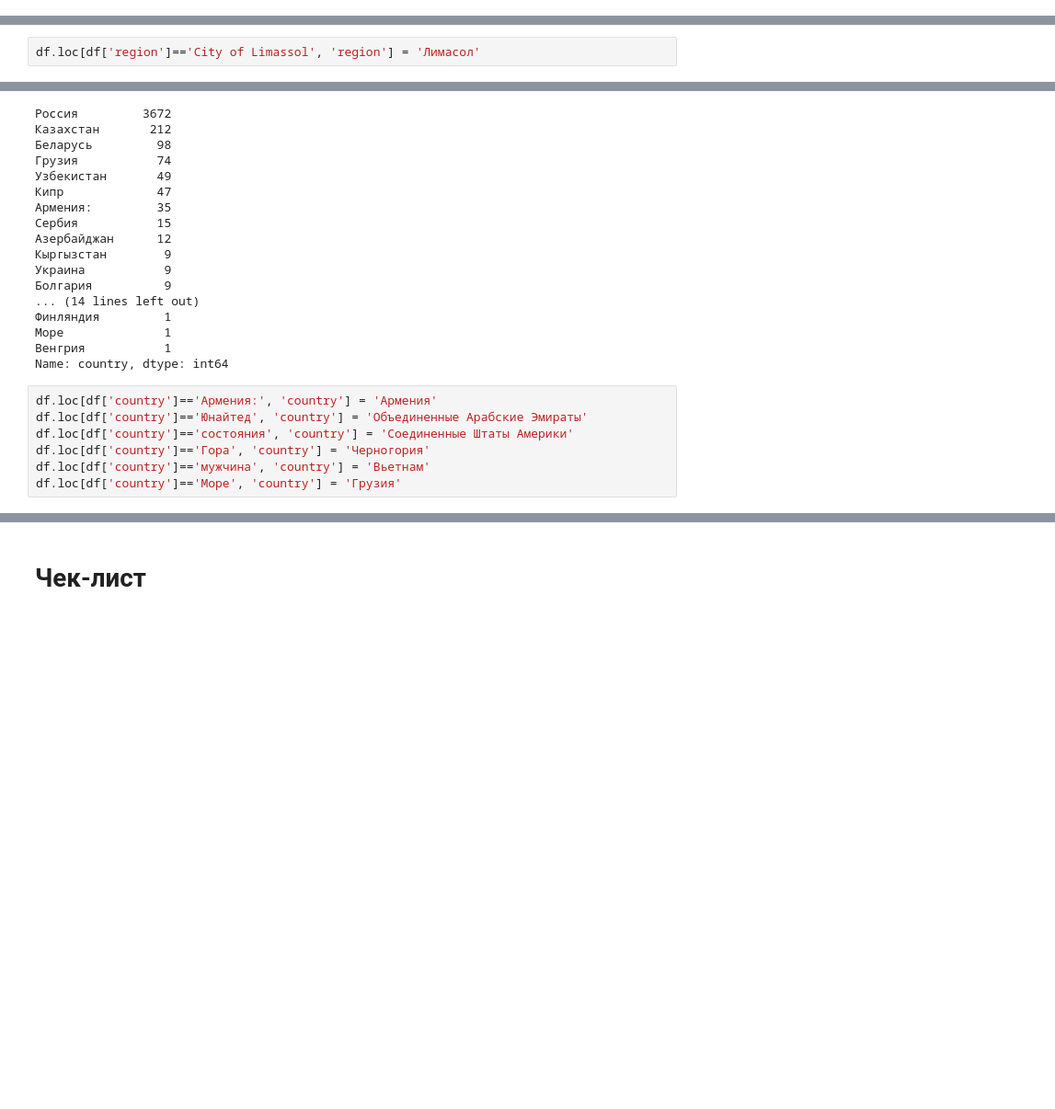
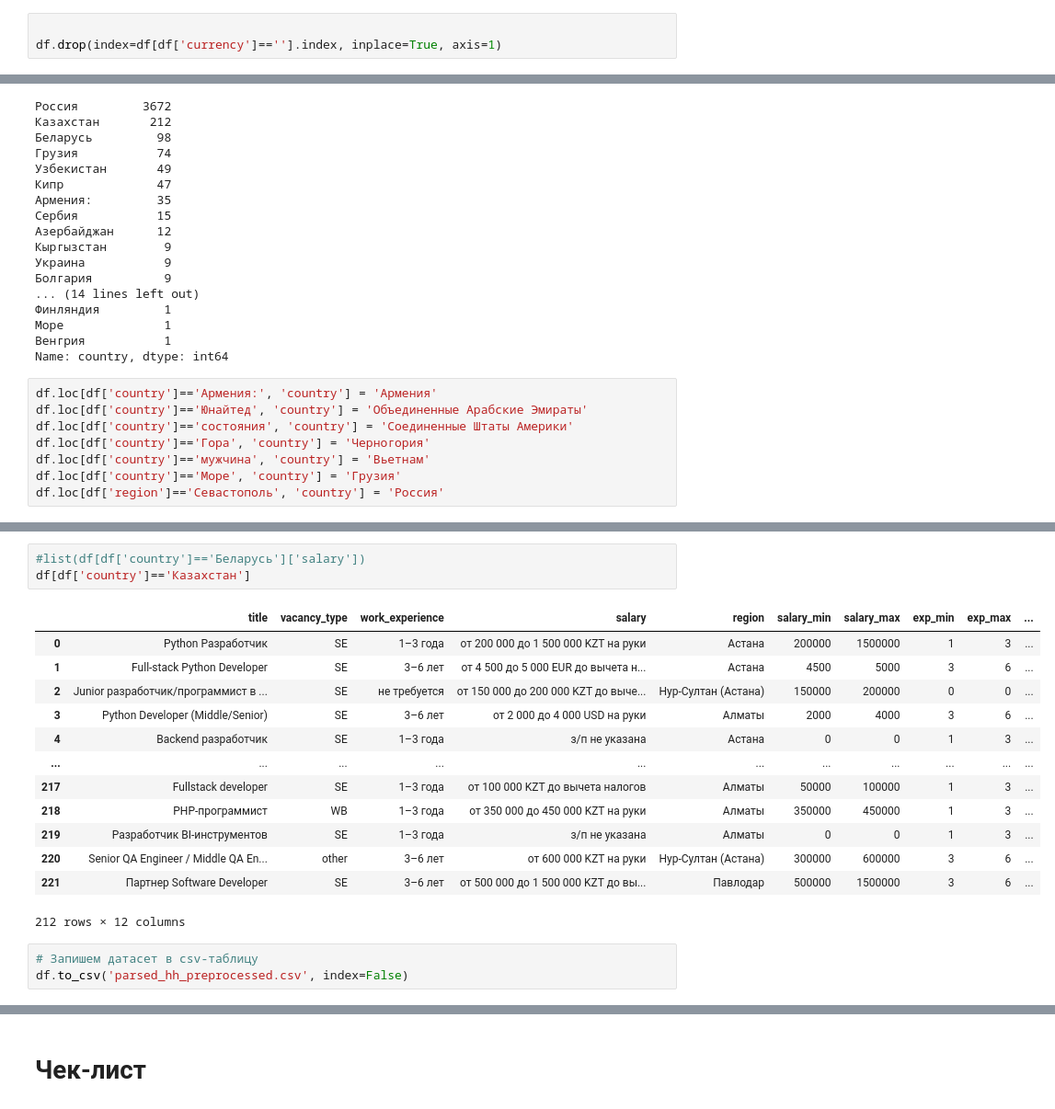
Before and after one commit to Lipetskiy/DE_Sprint, a Jupyter notebook: practicum_4/practicum_4.ipynb, the cells around one changed output, grey strips where cells are left out. Shown: that part at 92% size. Drawn from its saved outputs; the diff is of its cells as text; blank space fills up the shorter version.

Commit message:
Из информации о з/п выделено значение валюты. Записан в .csv предобработанный датасет.

```diff
--- a/practicum_4/practicum_4.ipynb
+++ b/practicum_4/practicum_4.ipynb
@@ -216,0 +261,3 @@ df
+# %%
+
+df.drop(index=df[df['currency']==''].index, inplace=True, axis=1)
@@ -577,7 +658,5 @@ def city_to_country(row):
     result = translator.translate(location, dest='ru')
 
     return result.text
-# %%
-df.loc[df['region']=='City of Limassol', 'region'] = 'Лимасол'
 # %%
 g = ['City of Limassol', 'Аксай (Казахстан)', 'Ljubljana', 'Минский район', 'повят Варшава', 'ОАЭ', 'округ Белград', 'Вьетнам', 'Германия', 'Финляндия',  'Подгорица', 'Абхазия', 'Армения', 'Латвия', 'Сербия', 'Турция', 'Финляндия', 'Черногория', 'Литва', 'ОАЭ', 'Венгрия', 'Румыния', 'Болгария', 'округ Белград', 'Германия', 'Канада', 'Бангладеш', 'Акташ (Узбекистан)', 'эмират Дубай', 'деревня Румянцево', 'Новоусманский район', 'Киров (Кировская область)', 'City of Limassol', 'Петропавловка (Республика Бурятия)', 'Иваново (Ивановская область)', 'Moscow', 'Подольск (Московская область)', 'посёлок Коммунарка', 'г. Санкт-Петербург', 'посёлок Шушары', 'Волжский (Волгоградская область)', 'Penza', 'г. Москва', 'Санкт-Петербург  м.пл.Ленина   Кондратьевский д 13', 'г.Москва', 'Рощино (Ленинградская область)', 'г. Ставрополь ул. Апанасенковская 4', 'деревня Покровское', 'городской округ Клин', 'посёлок городского типа Малаховка', 'Московская', 'Автово', 'село Красное']
@@ -682,6 +757,7 @@ df.loc[df['country']=='состояния', 'country'] = 'Соединенные
 df.loc[df['country']=='Гора', 'country'] = 'Черногория'
 df.loc[df['country']=='мужчина', 'country'] = 'Вьетнам'
 df.loc[df['country']=='Море', 'country'] = 'Грузия'
+df.loc[df['region']=='Севастополь', 'country'] = 'Россия'
 # %%
 
 df['country'].value_counts()
@@ -705 +781,21 @@ df['country'].value_counts()
 Name: country, dtype: int64
+# %%
+#list(df[df['country']=='Беларусь']['salary'])
+df[df['country']=='Казахстан']
+# %% [output]
+|  | title | vacancy_type | work_experience | salary | region | salary_min | salary_max | exp_min | exp_max | ... |
+| 0 | Python Разработчик | SE | 1–3 года | от 200 000 до 1 500 000 KZT на руки | Астана | 200000 | 1500000 | 1 | 3 | ... |
+| 1 | Full-stack Python Developer | SE | 3–6 лет | от 4 500 до 5 000 EUR до вычета н... | Астана | 4500 | 5000 | 3 | 6 | ... |
+| 2 | Junior разработчик/программист в ... | SE | не требуется | от 150 000 до 200 000 KZT до выче... | Нур-Султан (Астана) | 150000 | 200000 | 0 | 0 | ... |
+| 3 | Python Developer (Middle/Senior) | SE | 3–6 лет | от 2 000 до 4 000 USD на руки | Алматы | 2000 | 4000 | 3 | 6 | ... |
+| 4 | Backend разработчик | SE | 1–3 года | з/п не указана | Астана | 0 | 0 | 1 | 3 | ... |
+| ... | ... | ... | ... | ... | ... | ... | ... | ... | ... | ... |
+| 217 | Fullstack developer | SE | 1–3 года | от 100 000 KZT до вычета налогов | Алматы | 50000 | 100000 | 1 | 3 | ... |
+| 218 | PHP-программист | WB | 1–3 года | от 350 000 до 450 000 KZT на руки | Алматы | 350000 | 450000 | 1 | 3 | ... |
+| 219 | Разработчик BI-инструментов | SE | 1–3 года | з/п не указана | Алматы | 0 | 0 | 1 | 3 | ... |
+| 220 | Senior QA Engineer / Middle QA En... | other | 3–6 лет | от 600 000 KZT на руки | Нур-Султан (Астана) | 300000 | 600000 | 3 | 6 | ... |
+| 221 | Партнер Software Developer | SE | 3–6 лет | от 500 000 до 1 500 000 KZT до вы... | Павлодар | 500000 | 1500000 | 3 | 6 | ... |
+212 rows × 12 columns
+# %%
+# Запишем датасет в csv-таблицу
+df.to_csv('parsed_hh_preprocessed.csv', index=False)
```
Also changed, not shown: parts of 28 cells of this notebook, 1 other file.
